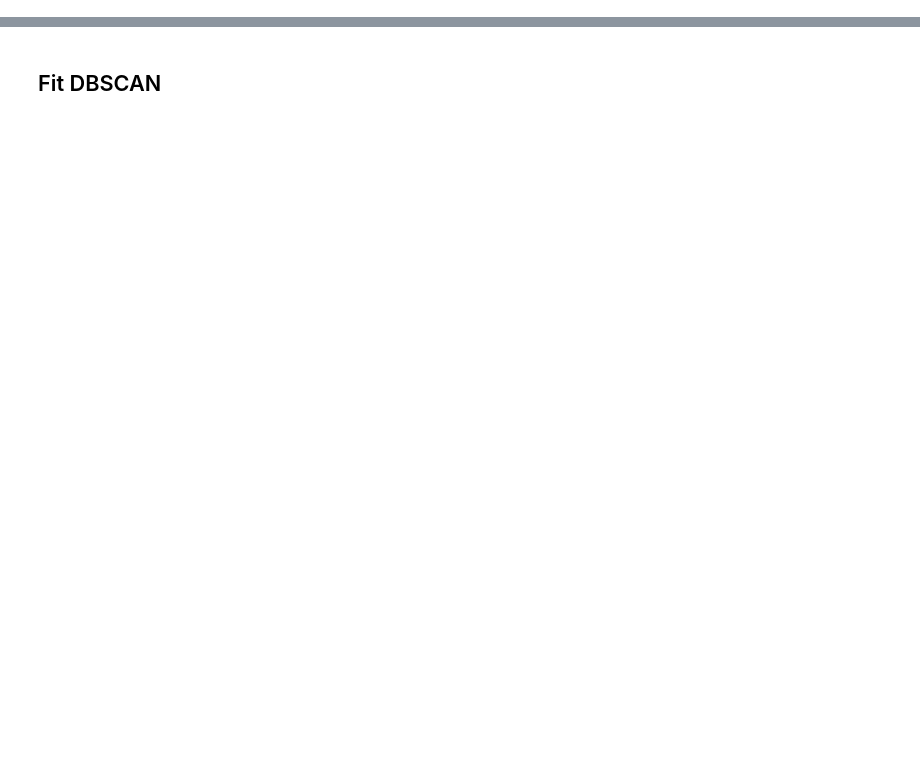
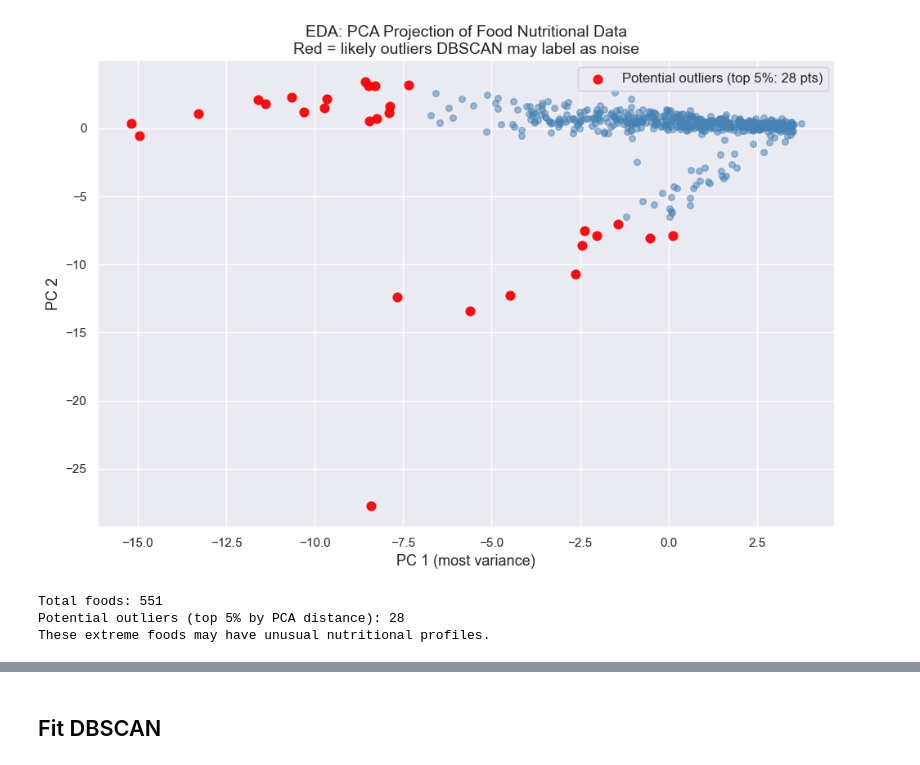
Before and after one commit to GraceYang9127/CMOR438Final, a Jupyter notebook: examples/Unsupervised Learning/DBSCAN/dbscan.ipynb, the cells around one changed output, grey strips where cells are left out. Saved outputs shown, nothing was run; the diff lists cells and outputs as text; code cells hidden in the pictures; blank space fills up the shorter version.

Commit message:
updated dbscan and community detection notebooks

```diff
--- a/examples/Unsupervised Learning/DBSCAN/dbscan.ipynb
+++ b/examples/Unsupervised Learning/DBSCAN/dbscan.ipynb
@@ -62,0 +113,29 @@ plt.show()
+# %%
+# --- EDA: PCA projection to visualize data structure before clustering ---
+# The first 2 PCA dimensions capture the most variance.
+# Points far from the main mass are likely nutritional outliers.
+fig, ax = plt.subplots(figsize=(10, 7))
+ax.scatter(X_2d[:, 0], X_2d[:, 1], alpha=0.5, color='steelblue', s=30)
+
+# Highlight potential outliers: points more than 3 std from origin in PCA space
+dist_from_origin = np.linalg.norm(X_2d, axis=1)
+outlier_thresh = np.percentile(dist_from_origin, 95)
+outlier_mask = dist_from_origin > outlier_thresh
+ax.scatter(X_2d[outlier_mask, 0], X_2d[outlier_mask, 1],
+           color='red', s=60, alpha=0.9, label=f'Potential outliers (top 5%: {outlier_mask.sum()} pts)')
+
+ax.set_xlabel('PC 1 (most variance)', fontsize=13)
+ax.set_ylabel('PC 2', fontsize=13)
+ax.set_title('EDA: PCA Projection of Food Nutritional Data\nRed = likely outliers DBSCAN may label as noise', fontsize=14)
+ax.legend(fontsize=12)
+plt.tight_layout()
+plt.show()
+
+print(f'Total foods: {len(X_2d)}')
+print(f'Potential outliers (top 5% by PCA distance): {outlier_mask.sum()}')
+print('These extreme foods may have unusual nutritional profiles.')
+# %% [output]
+[figure, added]
+Total foods: 551
+Potential outliers (top 5% by PCA distance): 28
+These extreme foods may have unusual nutritional profiles.
```
Also changed, not shown: parts of 11 cells of this notebook.
